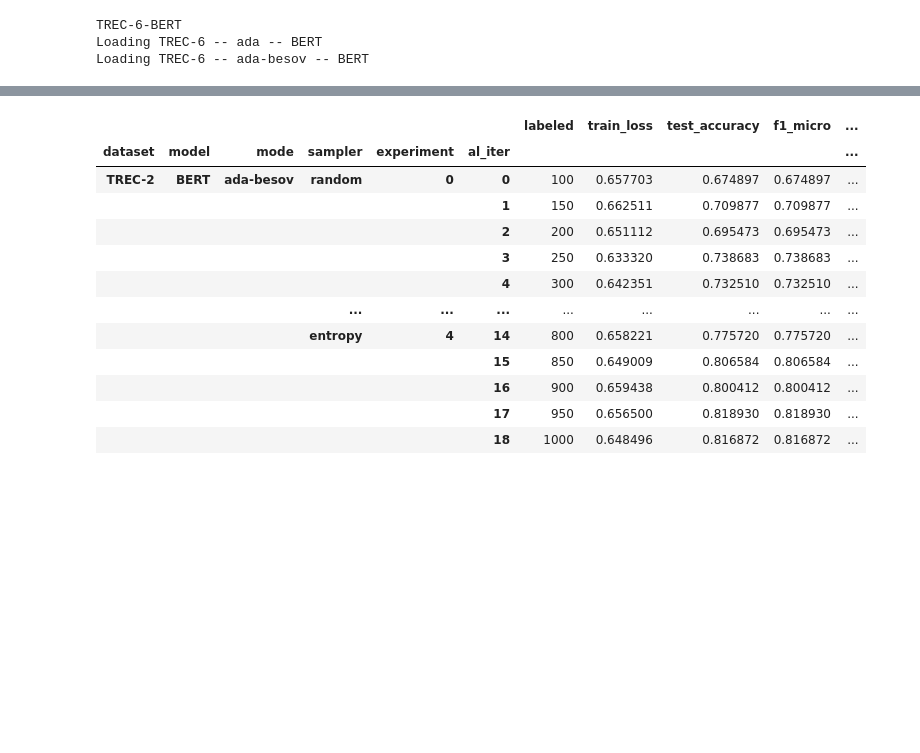
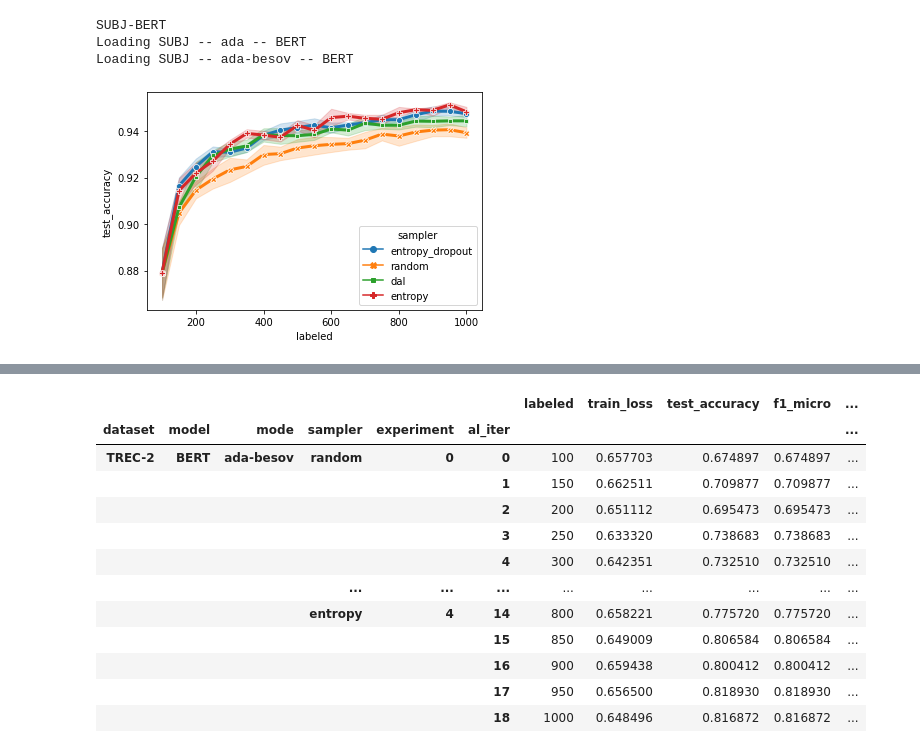
Before and after one commit to josipjukic/adapter-al, a Jupyter notebook: tinkering.ipynb, the cells around one changed output, grey strips where cells are left out. Saved outputs shown, nothing was run; the diff lists cells and outputs as text; code cells hidden in the pictures; blank space fills up the shorter version.

```diff
--- a/tinkering.ipynb
+++ b/tinkering.ipynb
@@ -24,47 +24,60 @@ load_anti = False
 n = 0  # AL step at which evaluation (AUC) starts
 model = "BERT"
 mode = "ada"
-dataset = "TREC-6"
+dataset = "SUBJ"
 
 aucs = []
 trs = []
 try:
     experiments, meta = load_results(
-        base_dir=f"results/",
+        base_dir=f"results/lora",
         dataset=dataset,
         model=model,
     )
 except:
     print(f"No experiments for {dataset}-{model}-{mode}")
 for load_mode in ["last", "best"]:
     if mode == "short" and load_mode == "best":
         continue
     mode_print = mode if load_mode == "last" else f"{mode}-besov"
     print(f"Loading {dataset} -- {mode_print} -- {model}")
     df_tr_i = results_to_df(experiments, mode=load_mode)
 
     df_tr_i["model"] = model
     df_tr_i["mode"] = mode_print
     df_tr_i["dataset"] = dataset
     df_tr_i = df_tr_i.reset_index().set_index(
         ["dataset", "model", "mode", "sampler", "experiment", "al_iter"]
     )
     trs.append(df_tr_i)
 
     df_auc_i = al_auc(df_tr_i)
     df_auc_i["mode"] = mode_print
     df_auc_i = df_auc_i.reset_index().set_index(["mode", "sampler"])
     aucs.append(df_auc_i)
 
 
 # plot_besov_index(df_tr, ci=0)
 # plot_al_accuracy(df_tr, metric="f1_micro", ci=0)
 df_tr = pd.concat(trs)
 df_auc = pd.concat(aucs)
+
+g = sns.lineplot(
+    data=df_tr[df_tr.index.get_level_values("mode") == "ada-besov"],
+    x="labeled",
+    y="test_accuracy",
+    hue="sampler",
+    style="sampler",
+    markers=True,
+    dashes=False,
+    ci=90,
+    linewidth=3,
+)
 # %% [output]
-TREC-6-BERT
-Loading TREC-6 -- ada -- BERT
-Loading TREC-6 -- ada-besov -- BERT
+SUBJ-BERT
+Loading SUBJ -- ada -- BERT
+Loading SUBJ -- ada-besov -- BERT
+[figure, added]
 # %%
 g = sns.lineplot(
     data=df_tr[df_tr.index.get_level_values("mode") == "ada-besov"],
```
Also changed, not shown: parts of 24 cells of this notebook, 2 other files.
